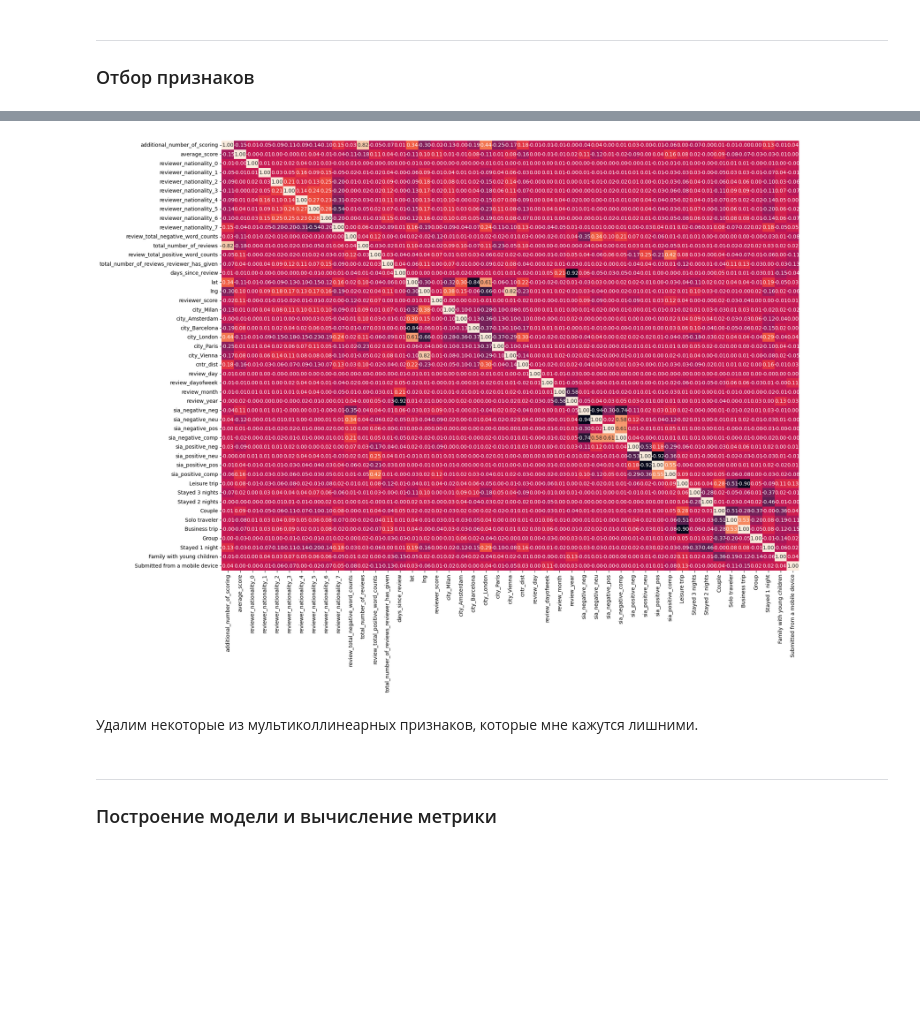
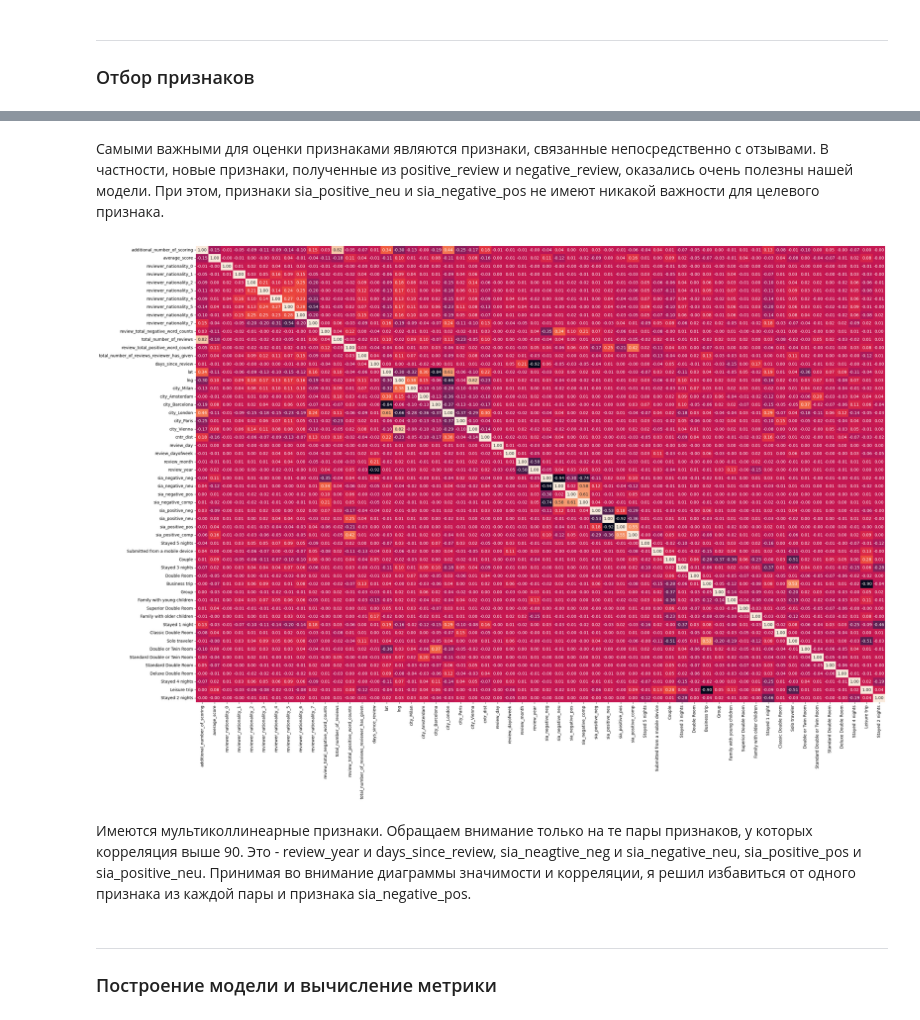
Before and after one commit to Lev-Tegai/sf_data_science, a Jupyter notebook: Project-3/Project_3.ipynb, the cells around one changed output, grey strips where cells are left out. Drawn from its saved outputs; the diff is of its cells as text; code cells hidden in the pictures; blank space fills up the shorter version.

```diff
--- a/Project-3/Project_3.ipynb
+++ b/Project-3/Project_3.ipynb
@@ -317,5 +318,4 @@ data['sia_positive_comp'] = data['sia_positive'].apply(lambda x: x['compound'])
 # %% [markdown]
 5. Избавимся от строковой части признака days_since_review и оставим только его числовую часть.
 # %%
-data['days_since_review'] = pd.to_numeric(
-    data['days_since_review'].str.extract(r"\b(\d+)\b")[0], errors="coerce")
+data['days_since_review'] = pd.to_numeric(data['days_since_review'].str.extract(r"\b(\d+)\b")[0], errors="coerce")
@@ -333,6 +332,7 @@ data['tags_split'] = data['tags'].apply(get_tags_num)
 # %%
+# cоздаем новые признаки из 20 самых популярных тегов
 data_copy = data.explode('tags_split')
-tags_count = data_copy['tags_split'].value_counts()[:10]
+tags_count = data_copy['tags_split'].value_counts()[:20]
 tags_data = pd.DataFrame(tags_count).reset_index()
 tags_data.columns = ['unique', 'count']
 tags_set = set(tags_data['unique'])
@@ -369,0 +374,4 @@ data.drop(objects, axis=1, inplace=True)
+# %%
+data_copy = data.drop(['sample'], axis=1).copy()
+y_copy = data_copy['reviewer_score'].values
+X_copy = data_copy.drop(['reviewer_score'], axis=1)
@@ -370,14 +462,16 @@ data.drop(objects, axis=1, inplace=True)
+# %% [markdown]
+Самыми важными для оценки признаками являются признаки, связанные непосредственно с отзывами. В частности, новые признаки, полученные из positive_review и negative_review, оказались очень полезны нашей модели. При этом, признаки sia_positive_neu и sia_negative_pos не имеют никакой важности для целевого признака.
 # %%
-# построим тепловую карту корреляции
-fig = plt.figure(figsize=(20, 15))
+# построим тепловую карту корреляции признаков
+fig = plt.figure(figsize=(30, 20))
 sns.heatmap(
-    data.drop(['sample'], axis=1).corr(),
+    X_copy.corr(),
     annot=True,
     fmt='.2f',
     cbar=False
 );
 # %% [output]
-[figure, old version]
+[figure, new version]
-# %% [markdown]
-Удалим некоторые из мультиколлинеарных признаков, которые мне кажутся лишними.
+# %% [markdown]
+Имеются мультиколлинеарные признаки. Обращаем внимание только на те пары признаков, у которых корреляция выше 90. Это - review_year и days_since_review, sia_neagtive_neg и sia_negative_neu, sia_positive_pos и sia_positive_neu. Принимая во внимание диаграммы значимости и корреляции, я решил избавиться от одного признака из каждой пары и признака sia_negative_pos.
 # %%
```
Also changed, not shown: parts of 23 cells of this notebook, 1 other file.
